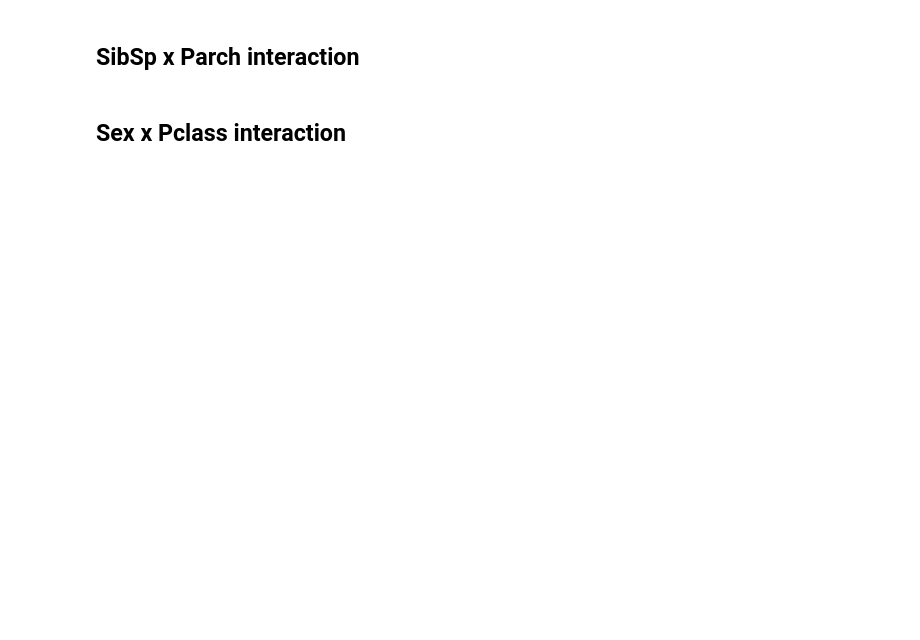
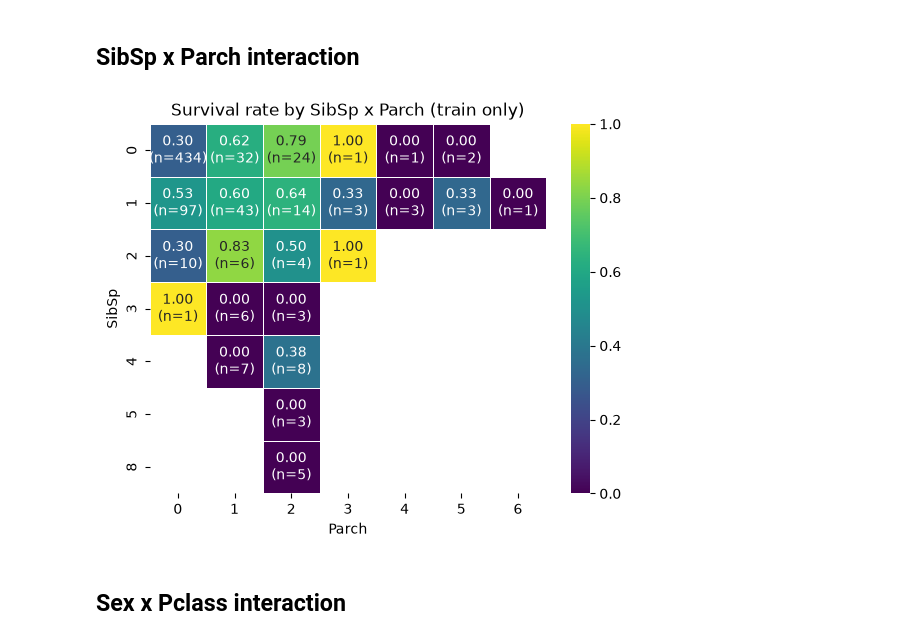
Before and after one commit to NateDeMoro/intro, a Jupyter notebook: notebooks/explore.ipynb, the cells around one changed output. Drawn from its saved outputs; the diff is of its cells as text; code cells hidden in the pictures; blank space fills up the shorter version.

```diff
--- a/notebooks/explore.ipynb
+++ b/notebooks/explore.ipynb
@@ -117,14 +106,20 @@ plt.show()
 ## SibSp x Parch interaction
 # %%
 # joint view -- survival rate per SibSp x Parch cell, blank where nobody falls
-rate = train.pivot_table(index="SibSp", columns="Parch", values="Survived", aggfunc="mean")
-counts = train.pivot_table(index="SibSp", columns="Parch", values="Survived", aggfunc="size")
+rate = train.pivot_table(
+    index="SibSp", columns="Parch", values="Survived", aggfunc="mean"
+)
+counts = train.pivot_table(
+    index="SibSp", columns="Parch", values="Survived", aggfunc="size"
+)
 labels = rate.map(lambda v: "" if pd.isna(v) else f"{v:.2f}") + counts.map(
     lambda n: "" if pd.isna(n) else f"\n(n={int(n)})"
 )
 sns.heatmap(rate, annot=labels, fmt="", cmap="viridis", vmin=0, vmax=1, linewidths=0.5)
 plt.title("Survival rate by SibSp x Parch (train only)")
 plt.show()
+# %% [output]
+[figure, added]
 # %% [markdown]
 ## Sex x Pclass interaction
 # %%
```
Also changed, not shown: parts of 4 cells of this notebook, 13 other files.
